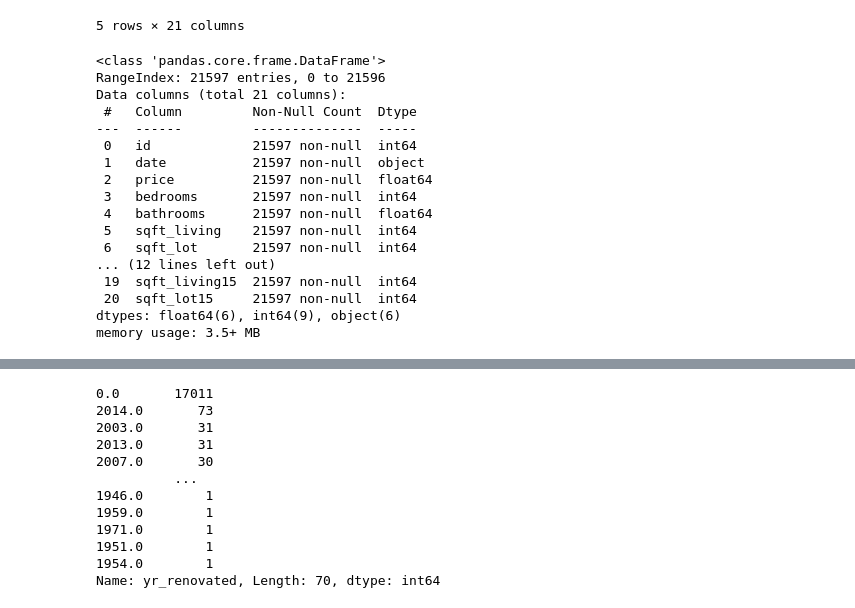
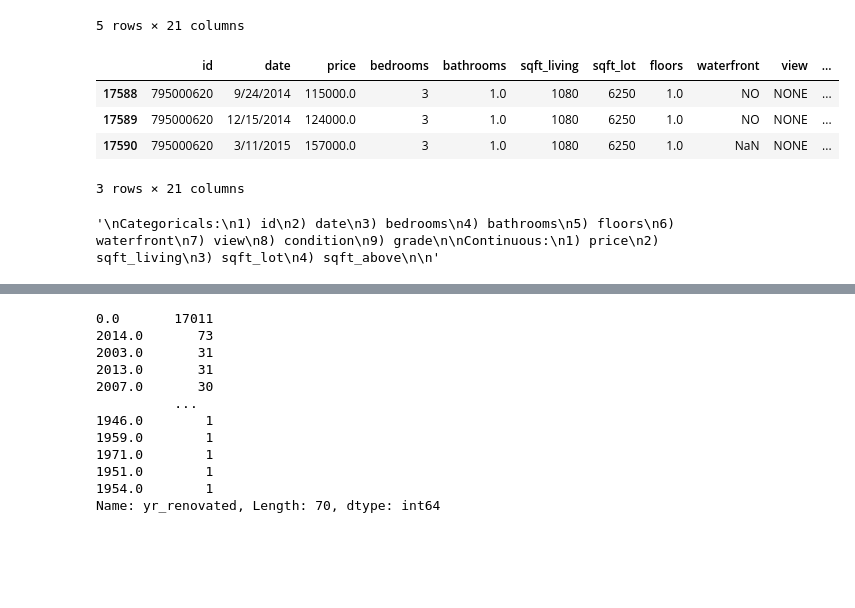
Before and after one commit to Shoemaker703/home_sales_analysis_project, a Jupyter notebook: notebooks/Scott S/Project2ScottS.ipynb, the cells around one changed output, grey strips where cells are left out. Cells and saved outputs as stored; diff of their text form; code cells hidden in the pictures; blank space fills up the shorter version.

```diff
--- a/notebooks/Scott S/Project2ScottS.ipynb
+++ b/notebooks/Scott S/Project2ScottS.ipynb
@@ -52,23 +71,43 @@ df.head()
 | 3 | 2487200875 | 12/9/2014 | 604000.0 | 4 | 3.00 | 1960 | 5000 | 1.0 | NO | NONE | ... |
 | 4 | 1954400510 | 2/18/2015 | 510000.0 | 3 | 2.00 | 1680 | 8080 | 1.0 | NO | NONE | ... |
 5 rows × 21 columns
-# %%
-df.info()
-# %% [output]
-<class 'pandas.core.frame.DataFrame'>
-RangeIndex: 21597 entries, 0 to 21596
-Data columns (total 21 columns):
- #   Column         Non-Null Count  Dtype
----  ------         --------------  -----
- 0   id             21597 non-null  int64
- 1   date           21597 non-null  object
- 2   price          21597 non-null  float64
- 3   bedrooms       21597 non-null  int64
- 4   bathrooms      21597 non-null  float64
- 5   sqft_living    21597 non-null  int64
- 6   sqft_lot       21597 non-null  int64
-... (12 lines left out)
- 19  sqft_living15  21597 non-null  int64
- 20  sqft_lot15     21597 non-null  int64
-dtypes: float64(6), int64(9), object(6)
-memory usage: 3.5+ MB
+# %%
+df[df['id'] == 795000620]
+# %% [output]
+|  | id | date | price | bedrooms | bathrooms | sqft_living | sqft_lot | floors | waterfront | view | ... |
+| 17588 | 795000620 | 9/24/2014 | 115000.0 | 3 | 1.0 | 1080 | 6250 | 1.0 | NO | NONE | ... |
+| 17589 | 795000620 | 12/15/2014 | 124000.0 | 3 | 1.0 | 1080 | 6250 | 1.0 | NO | NONE | ... |
+| 17590 | 795000620 | 3/11/2015 | 157000.0 | 3 | 1.0 | 1080 | 6250 | 1.0 | NaN | NONE | ... |
+3 rows × 21 columns
+# %%
+'''
+Categoricals:
+1) id
+2) date
+3) bedrooms
+4) bathrooms
+5) floors
+6) waterfront (not useful)
+7) view
+8) condition
+9) grade
+10) yr_built
+11) yr_renovated
+12) zipcode
+13) lat
+14) long
+
+Continuous:
+1) price
+2) sqft_living
+3) sqft_lot
+4) sqft_above
+5) sqft_living15
+6) sqft_lot15
+
+Weird:
+1) sqft_basement
+
+'''
+# %% [output]
+'\nCategoricals:\n1) id\n2) date\n3) bedrooms\n4) bathrooms\n5) floors\n6) waterfront\n7) view\n8) condition\n9) grade\n\nContinuous:\n1) price\n2) sqft_living\n3) sqft_lot\n4) sqft_above\n\n'
```
Also changed, not shown: parts of 16 cells of this notebook.
